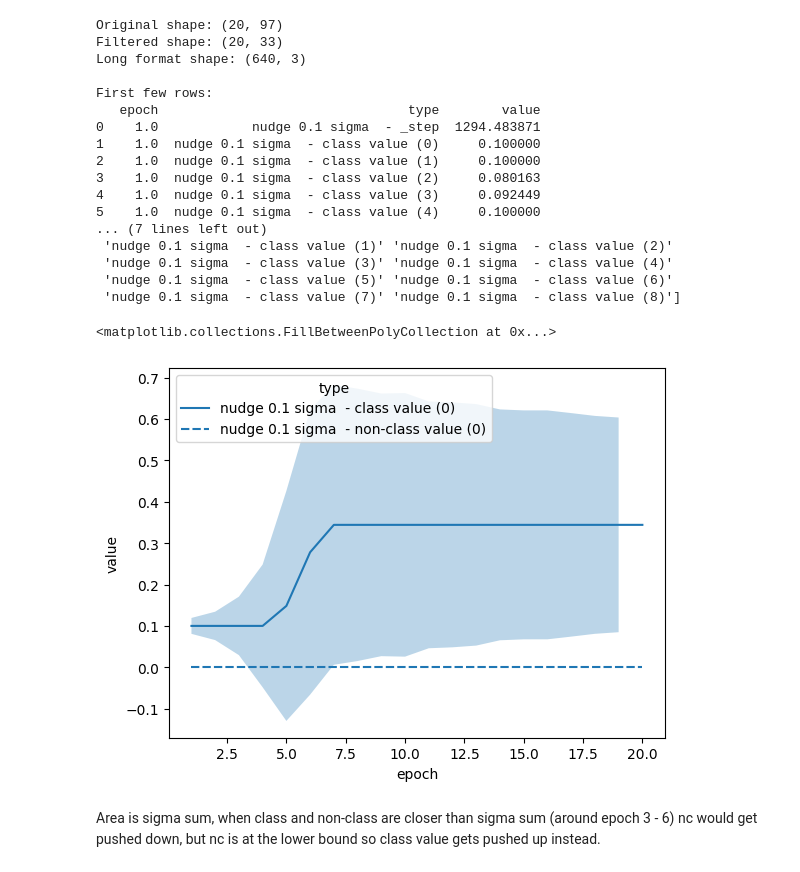
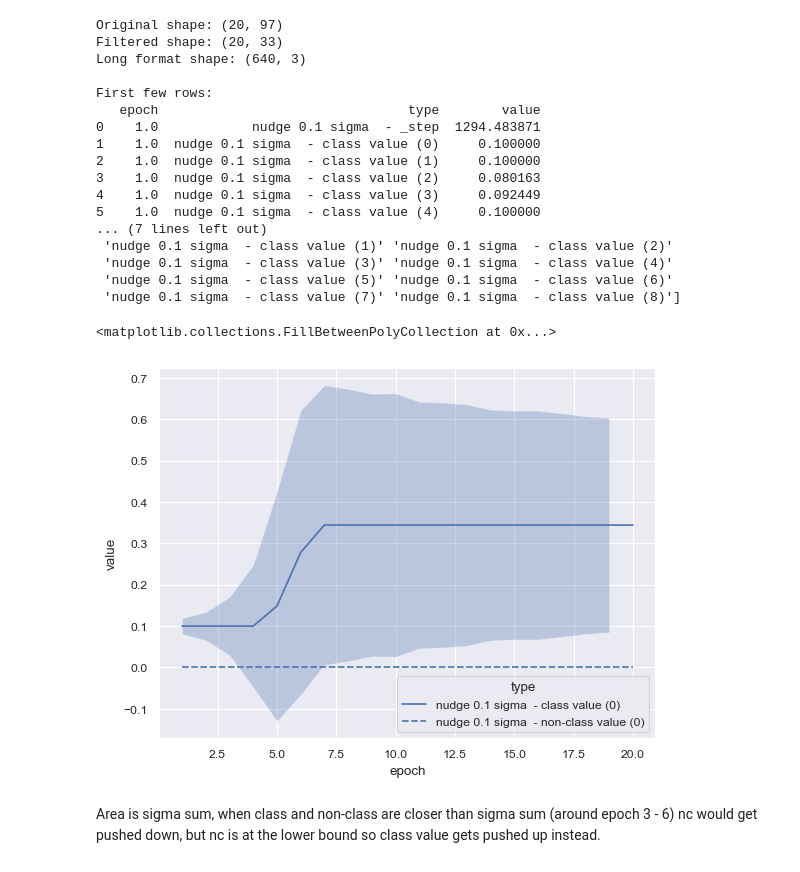
Before and after one commit to Zitronekoma30/nc-target-values, a Jupyter notebook: graphs/vis.ipynb, the cells around one changed output. Cells and saved outputs as stored; diff of their text form; code cells hidden in the pictures.

Commit message:
theme changes

```diff
--- a/graphs/vis.ipynb
+++ b/graphs/vis.ipynb
@@ -34,6 +34,7 @@ print(df_long.head(10))
 print("\nUnique types:")
 print(df_long['type'].unique()[:10])  # Show first 10 types
 
+sns.set_theme("paper")
 sns.lineplot(data=df_long[(df_long["type"]=="nudge 0.1 sigma  - class value (0)") | (df_long["type"]=="nudge 0.1 sigma  - non-class value (0)")], x="epoch", y="value", style="type")
 
 import matplotlib.pyplot as plt
@@ -50,34 +51,34 @@ merged_data = pd.merge(class_value_data[['epoch', 'value']],
                       on='epoch',
                       suffixes=('_class', '_sigma'))
 
 merged_data['upper'] = merged_data['value_class'] + merged_data['value_sigma']
 merged_data['lower'] = merged_data['value_class'] - merged_data['value_sigma']
 
 # Add the error area
 plt.fill_between(merged_data['epoch'],
                 merged_data['lower'],
                 merged_data['upper'],
                 alpha=0.3)
 # %% [output]
 Original shape: (20, 97)
 Filtered shape: (20, 33)
 Long format shape: (640, 3)
 
 First few rows:
    epoch                                type        value
 0    1.0            nudge 0.1 sigma  - _step  1294.483871
 1    1.0  nudge 0.1 sigma  - class value (0)     0.100000
 2    1.0  nudge 0.1 sigma  - class value (1)     0.100000
 3    1.0  nudge 0.1 sigma  - class value (2)     0.080163
 4    1.0  nudge 0.1 sigma  - class value (3)     0.092449
 5    1.0  nudge 0.1 sigma  - class value (4)     0.100000
 ... (7 lines left out)
  'nudge 0.1 sigma  - class value (1)' 'nudge 0.1 sigma  - class value (2)'
  'nudge 0.1 sigma  - class value (3)' 'nudge 0.1 sigma  - class value (4)'
  'nudge 0.1 sigma  - class value (5)' 'nudge 0.1 sigma  - class value (6)'
  'nudge 0.1 sigma  - class value (7)' 'nudge 0.1 sigma  - class value (8)']
 <matplotlib.collections.FillBetweenPolyCollection at 0x...>
-[figure, old version]
+[figure, new version]
 # %% [markdown]
 Area is sigma sum, when class and non-class are closer than sigma sum (around epoch 3 - 6) nc would get pushed down, but nc is at the lower bound so class value gets pushed up instead.
 # %%
```
Also changed, not shown: parts of 1 cell of this notebook.
